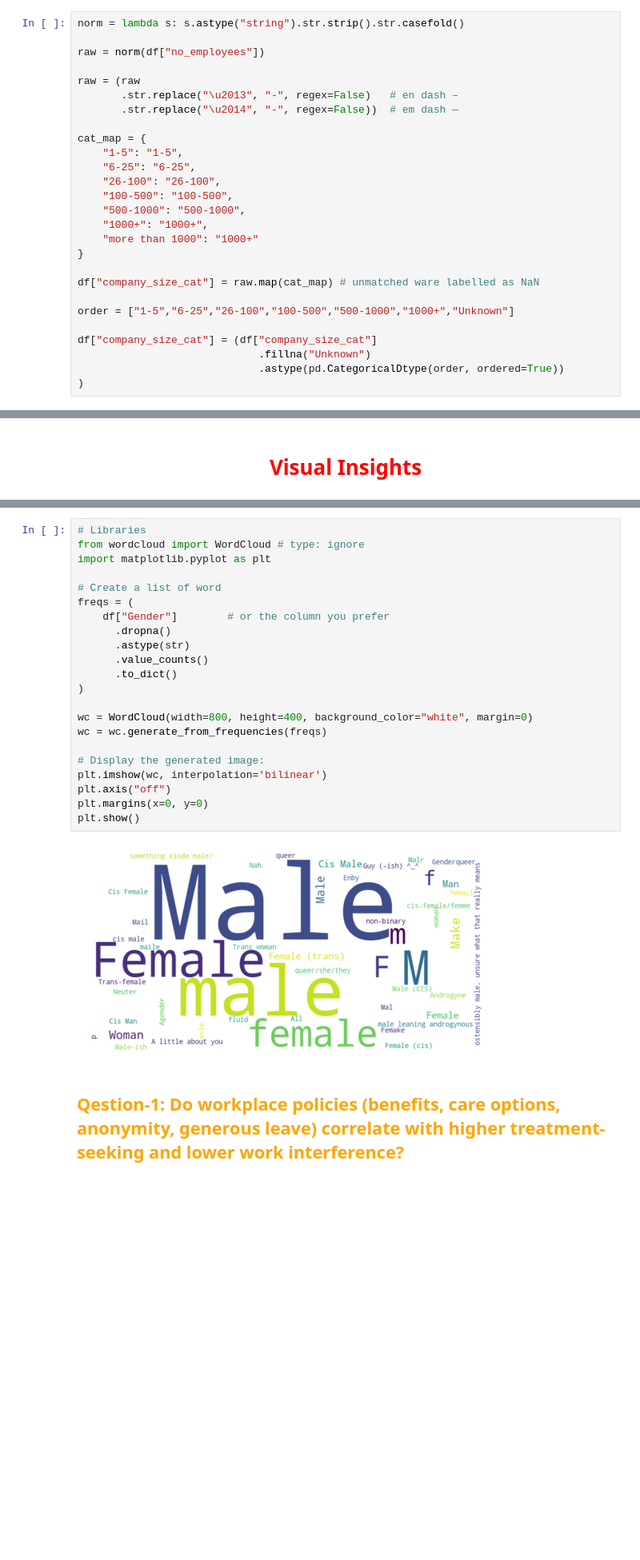
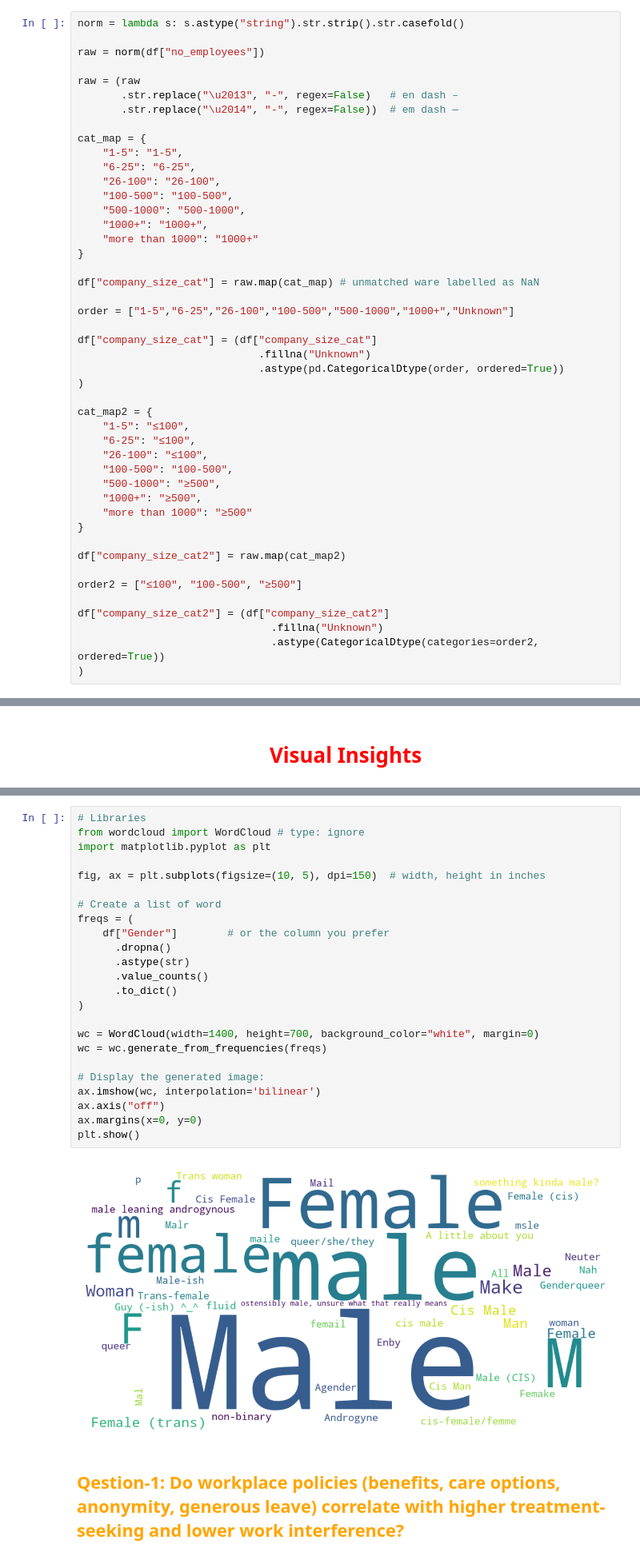
Before and after one commit to OzkanGelincik/tech-mental-health-eda, a Jupyter notebook: mental_health_in_tech_EDA.ipynb, the cells around one changed output, grey strips where cells are left out. Shown at 80% size. Cells and saved outputs as stored; diff of their text form; blank space fills up the shorter version.

Commit message:
updated plots

```diff
--- a/mental_health_in_tech_EDA.ipynb
+++ b/mental_health_in_tech_EDA.ipynb
@@ -611,6 +642,25 @@ df["company_size_cat"] = (df["company_size_cat"]
                              .fillna("Unknown")
                              .astype(pd.CategoricalDtype(order, ordered=True))
 )
+
+cat_map2 = {
+    "1-5": "≤100",
+    "6-25": "≤100",
+    "26-100": "≤100",
+    "100-500": "100-500",
+    "500-1000": "≥500",
+    "1000+": "≥500",
+    "more than 1000": "≥500"
+}
+
+df["company_size_cat2"] = raw.map(cat_map2)
+
+order2 = ["≤100", "100-500", "≥500"]
+
+df["company_size_cat2"] = (df["company_size_cat2"]
+                               .fillna("Unknown")
+                               .astype(CategoricalDtype(categories=order2, ordered=True))
+)
 # %% [markdown]
 #### Creating an ordinal variable for company size
 # %%
@@ -934,27 +987,29 @@ g.set_ylabels("Count")
 # %%
 # Libraries
 from wordcloud import WordCloud # type: ignore
 import matplotlib.pyplot as plt
+
+fig, ax = plt.subplots(figsize=(10, 5), dpi=150)  # width, height in inches
 
 # Create a list of word
 freqs = (
     df["Gender"]        # or the column you prefer
       .dropna()
       .astype(str)
       .value_counts()
       .to_dict()
 )
 
-wc = WordCloud(width=800, height=400, background_color="white", margin=0)
+wc = WordCloud(width=1400, height=700, background_color="white", margin=0)
 wc = wc.generate_from_frequencies(freqs)
 
 # Display the generated image:
-plt.imshow(wc, interpolation='bilinear')
-plt.axis("off")
-plt.margins(x=0, y=0)
+ax.imshow(wc, interpolation='bilinear')
+ax.axis("off")
+ax.margins(x=0, y=0)
 plt.show()
 # %% [output]
-[figure, old version]
+[figure, new version]
 # %% [markdown]
 ## <span style="color:orange">Qestion-1: Do workplace policies (benefits, care options, anonymity, generous leave) correlate with higher treatment-seeking and lower work interference?</span>
 # %%
```
Also changed, not shown: parts of 46 cells of this notebook.
